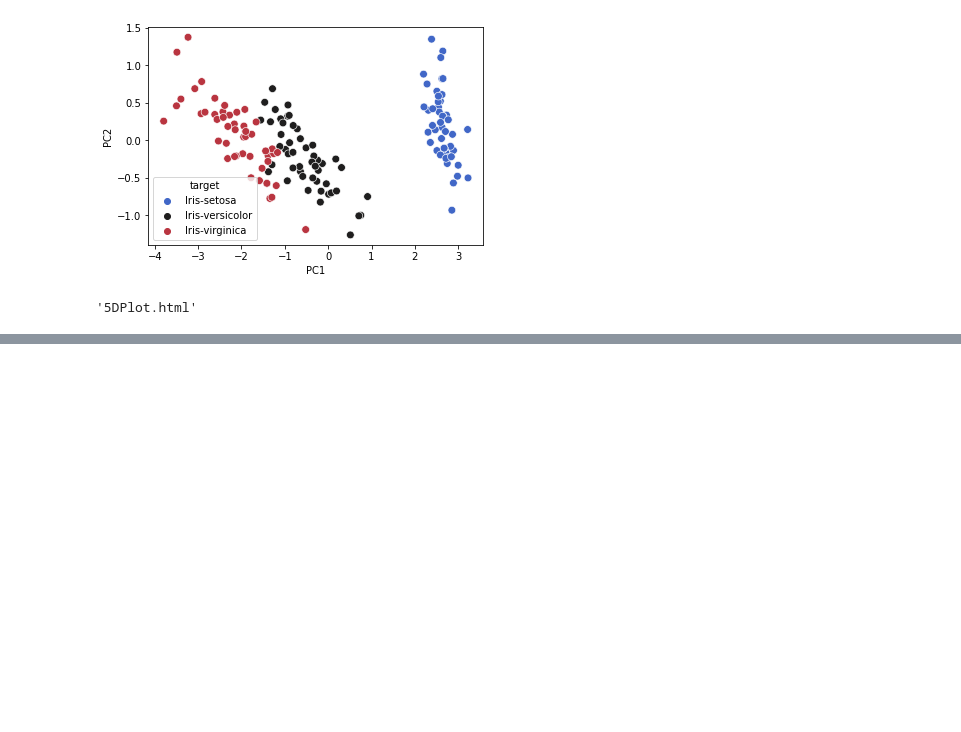
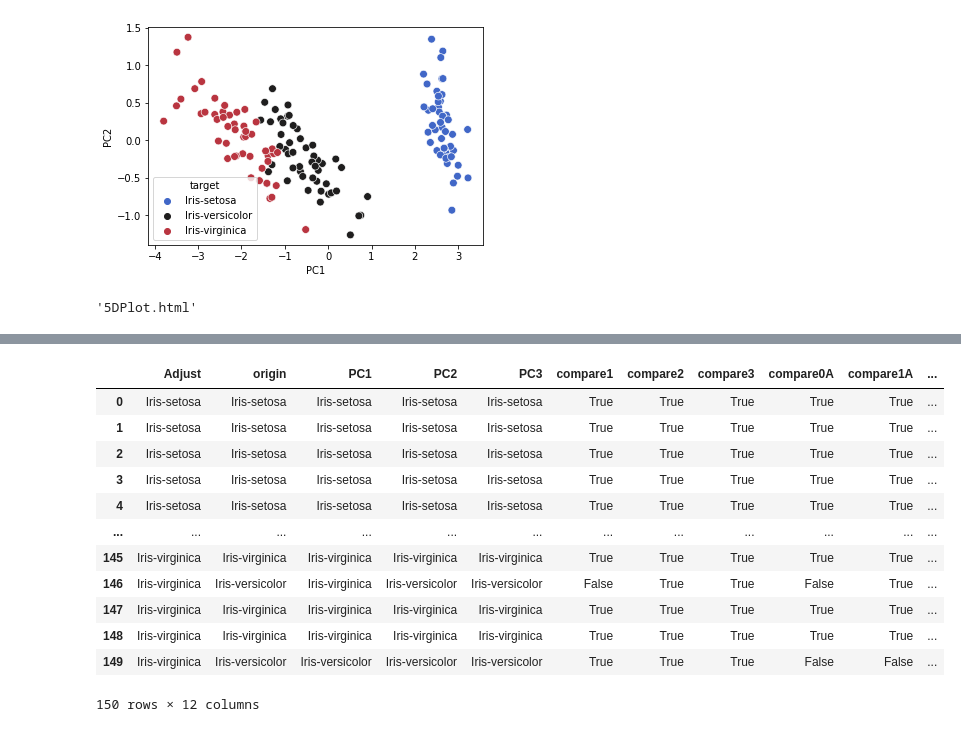
Before and after one commit to Georgrigz/PCA-C-Sharp, a Jupyter notebook: pca.ipynb, the cells around one changed output, grey strips where cells are left out. Saved outputs shown, nothing was run; the diff lists cells and outputs as text; code cells hidden in the pictures; blank space fills up the shorter version.

```diff
--- a/pca.ipynb
+++ b/pca.ipynb
@@ -318,8 +285,8 @@ figprin1.show()
 principal2 = PCA(origin, 2)
 principal2 = pd.DataFrame(principal2 , columns = ['PC1','PC2'])
 Cluseters2 = KMeans(n_clusters=3, random_state=0).fit(principal2)
-label2 = pd.Series(Cluseters2.labels_)
-label2 = label2.replace(0,"Iris-setosa").replace(1,"Iris-verginica").replace(2,"Iris-versicolor")
+Clusterlabel2 = pd.Series(Cluseters2.labels_)
+label2 = Clusterlabel2.replace(0,"Iris-setosa").replace(1,"Iris-virginica").replace(2,"Iris-versicolor")
 principal2  = pd.concat([principal2 , pd.DataFrame({'target' :label2})] , axis = 1)
-principal2, label2
+principal2
 # %% [output]
@@ -417,0 +318,8 @@ Name: target, Length: 150, dtype: object
+# %%
+principal3 = PCA(origin, 3)
+principal3 = pd.DataFrame(principal3 , columns = ['PC1','PC2','PC3'])
+Cluseters3 = KMeans(n_clusters=3, random_state=0).fit(principal3)
+Clusterlabel3 = pd.Series(Cluseters3.labels_)
+label3 = Clusterlabel3.replace(1,"Iris-setosa").replace(0,"Iris-versicolor").replace(2,"Iris-virginica")
+principal3  = pd.concat([principal3 , pd.DataFrame({'target' :target})] , axis = 1)
+principal3, label3
@@ -417,0 +381,36 @@ Name: target, Length: 150, dtype: object
+# %%
+originClusters = KMeans(n_clusters=3, random_state=0).fit(origin)
+# %%
+originLabels = originClusters.labels_
+originLabels = pd.Series(Cluseters3.labels_)
+originLabels = originLabels.replace(1,"Iris-setosa").replace(0,"Iris-versicolor").replace(2,"Iris-virginica")
+MergeLabels = pd.DataFrame(pd.DataFrame({"Adjust":target,'origin' :originLabels,'PC1' :label1, 'PC2' :label2,'PC3' :label3 }))
+MergeLabels['compare1'] = MergeLabels['origin'] == MergeLabels['PC1']
+MergeLabels['compare2'] = MergeLabels['origin'] == MergeLabels['PC2']
+MergeLabels['compare3'] = MergeLabels['origin'] == MergeLabels['PC3']
+MergeLabels['compare0A'] = MergeLabels['Adjust'] == MergeLabels['origin']
+MergeLabels['compare1A'] = MergeLabels['Adjust'] == MergeLabels['PC1']
+MergeLabels['compare2A'] = MergeLabels['Adjust'] == MergeLabels['PC2']
+MergeLabels['compare3A'] = MergeLabels['Adjust'] == MergeLabels['PC3']
+TP1 = MergeLabels['compare1'].value_counts()
+TP2 = MergeLabels['compare2'].value_counts()
+TP3 = MergeLabels['compare3'].value_counts()
+TP0A = MergeLabels['compare0A'].value_counts()
+TP1A = MergeLabels['compare1A'].value_counts()
+TP2A = MergeLabels['compare2A'].value_counts()
+TP3A = MergeLabels['compare3A'].value_counts()
+MergeLabels
+# %% [output]
+|  | Adjust | origin | PC1 | PC2 | PC3 | compare1 | compare2 | compare3 | compare0A | compare1A | ... |
+| 0 | Iris-setosa | Iris-setosa | Iris-setosa | Iris-setosa | Iris-setosa | True | True | True | True | True | ... |
+| 1 | Iris-setosa | Iris-setosa | Iris-setosa | Iris-setosa | Iris-setosa | True | True | True | True | True | ... |
+| 2 | Iris-setosa | Iris-setosa | Iris-setosa | Iris-setosa | Iris-setosa | True | True | True | True | True | ... |
+| 3 | Iris-setosa | Iris-setosa | Iris-setosa | Iris-setosa | Iris-setosa | True | True | True | True | True | ... |
+| 4 | Iris-setosa | Iris-setosa | Iris-setosa | Iris-setosa | Iris-setosa | True | True | True | True | True | ... |
+| ... | ... | ... | ... | ... | ... | ... | ... | ... | ... | ... | ... |
+| 145 | Iris-virginica | Iris-virginica | Iris-virginica | Iris-virginica | Iris-virginica | True | True | True | True | True | ... |
+| 146 | Iris-virginica | Iris-versicolor | Iris-virginica | Iris-versicolor | Iris-versicolor | False | True | True | False | True | ... |
+| 147 | Iris-virginica | Iris-virginica | Iris-virginica | Iris-virginica | Iris-virginica | True | True | True | True | True | ... |
+| 148 | Iris-virginica | Iris-virginica | Iris-virginica | Iris-virginica | Iris-virginica | True | True | True | True | True | ... |
+| 149 | Iris-virginica | Iris-versicolor | Iris-versicolor | Iris-versicolor | Iris-versicolor | True | True | True | False | False | ... |
+150 rows × 12 columns
```
Also changed, not shown: parts of 23 cells of this notebook, 2 other files.
